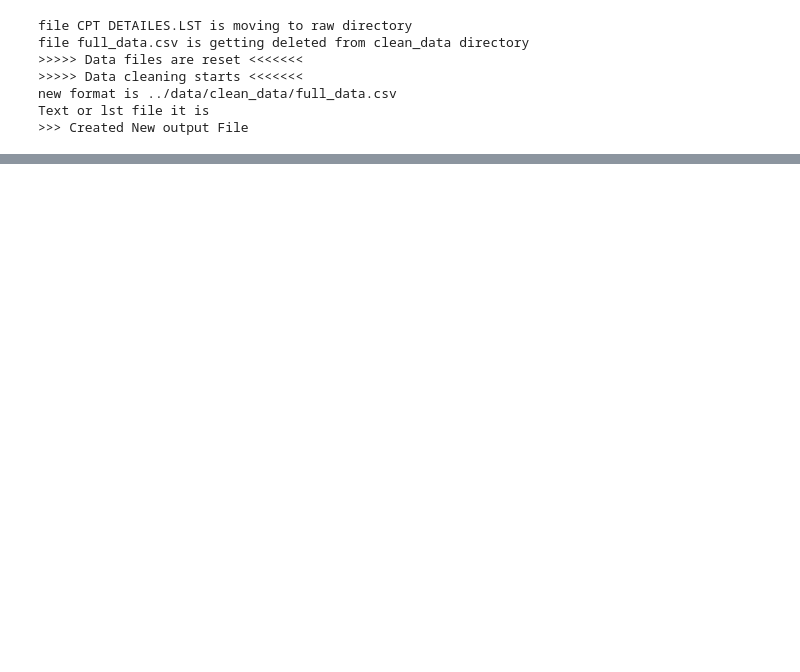
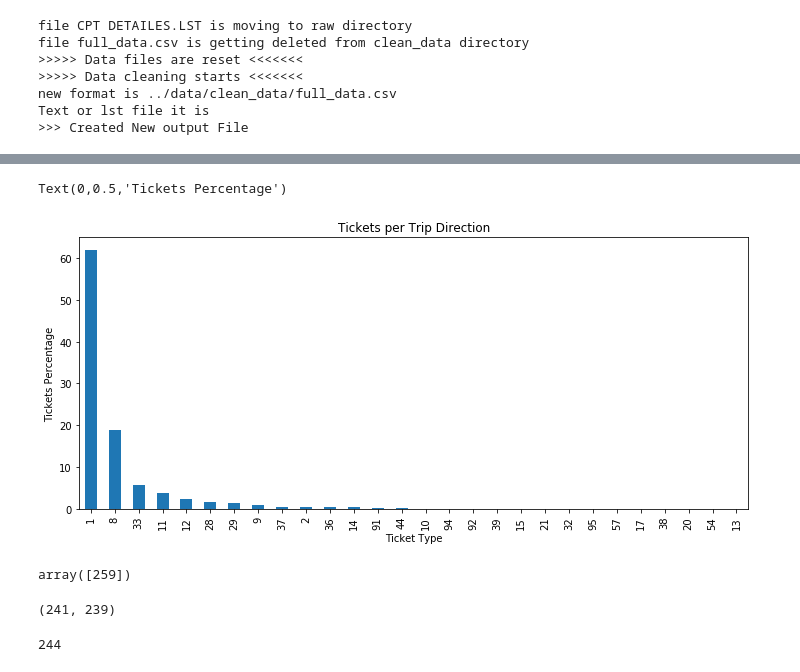
Before and after one commit to vaibhavmaurya/BusAndTicketsOptimization, a Jupyter notebook: notebooks/Untitled.ipynb, the cells around one changed output, grey strips where cells are left out. Cells and saved outputs as stored; diff of their text form; code cells hidden in the pictures; blank space fills up the shorter version.

```diff
--- a/notebooks/Untitled.ipynb
+++ b/notebooks/Untitled.ipynb
@@ -50,0 +173,24 @@ memory usage: 32.9+ MB
+# %%
+# Type of tickets sold
+(df["ETD_TICKET_TYPE"].value_counts(normalize=True)*100).plot(kind='bar', figsize=(12,5), title="Tickets per Trip Direction")
+
+plt.xlabel("Ticket Type")
+plt.ylabel("Tickets Percentage")
+# %% [output]
+Text(0,0.5,'Tickets Percentage')
+[figure, added]
+# %%
+# How many bus depots
+df["ETD_DEPOT_CODE"].unique()
+# %% [output]
+array([259])
+# %%
+# How many stops are there
+df["ETD_CUR_STOP_NAME"].nunique(), df["ETD_DST_STOP_NAME"].nunique()
+# %% [output]
+(241, 239)
+# %%
+# No of bus stops
+len(set(list(df["ETD_CUR_STOP_NAME"].unique()) + list(df["ETD_DST_STOP_NAME"].unique())))
+# %% [output]
+244
```
Also changed, not shown: parts of 25 cells of this notebook, 4 other files.
